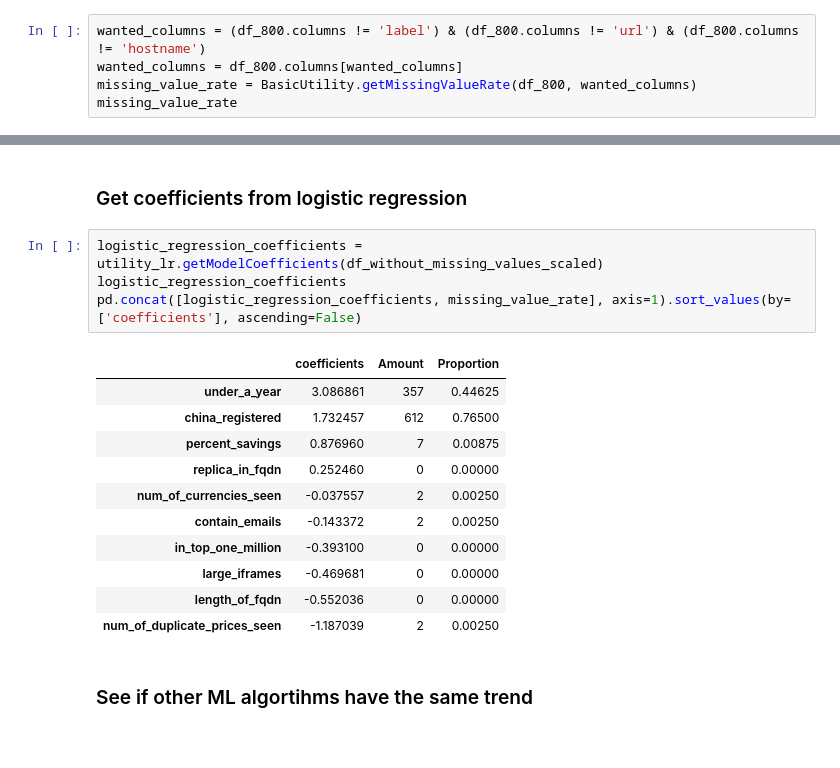
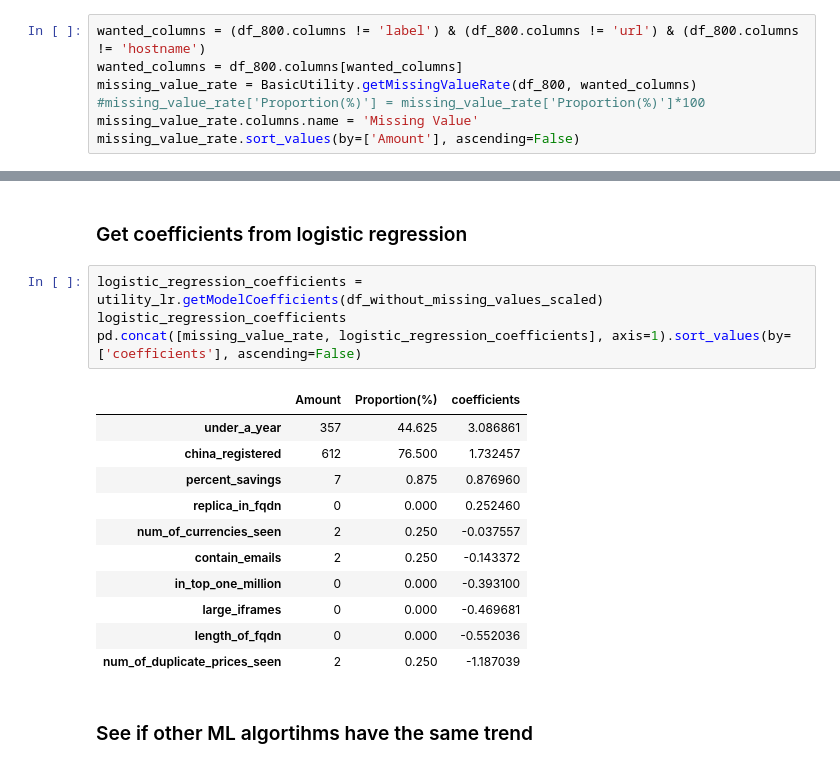
Before and after one commit to dannywu0820/Counterfeit_Website_Classification, a Jupyter notebook: main.ipynb, the cells around one changed output, grey strips where cells are left out. Drawn from its saved outputs; the diff is of its cells as text.

```diff
--- a/main.ipynb
+++ b/main.ipynb
@@ -131,5 +136,7 @@ df_800['in_top_one_million'] = df_800['in_top_one_million'].map({True: 1, False:
 wanted_columns = (df_800.columns != 'label') & (df_800.columns != 'url') & (df_800.columns != 'hostname')
 wanted_columns = df_800.columns[wanted_columns]
 missing_value_rate = BasicUtility.getMissingValueRate(df_800, wanted_columns)
-missing_value_rate
+#missing_value_rate['Proportion(%)'] = missing_value_rate['Proportion(%)']*100
+missing_value_rate.columns.name = 'Missing Value'
+missing_value_rate.sort_values(by=['Amount'], ascending=False)
 # %% [output]
@@ -177,19 +184,19 @@ utility_lr.runExperiment(df_without_missing_values_scaled)
 # %%
 logistic_regression_coefficients = utility_lr.getModelCoefficients(df_without_missing_values_scaled)
 logistic_regression_coefficients
-pd.concat([logistic_regression_coefficients, missing_value_rate], axis=1).sort_values(by=['coefficients'], ascending=False)
+pd.concat([missing_value_rate, logistic_regression_coefficients], axis=1).sort_values(by=['coefficients'], ascending=False)
 # %% [output]
-|  | coefficients | Amount | Proportion |
-| under_a_year | 3.086861 | 357 | 0.44625 |
-| china_registered | 1.732457 | 612 | 0.76500 |
-| percent_savings | 0.876960 | 7 | 0.00875 |
-| replica_in_fqdn | 0.252460 | 0 | 0.00000 |
-| num_of_currencies_seen | -0.037557 | 2 | 0.00250 |
-| contain_emails | -0.143372 | 2 | 0.00250 |
-| in_top_one_million | -0.393100 | 0 | 0.00000 |
-| large_iframes | -0.469681 | 0 | 0.00000 |
-| length_of_fqdn | -0.552036 | 0 | 0.00000 |
-| num_of_duplicate_prices_seen | -1.187039 | 2 | 0.00250 |
+|  | Amount | Proportion(%) | coefficients |
+| under_a_year | 357 | 44.625 | 3.086861 |
+| china_registered | 612 | 76.500 | 1.732457 |
+| percent_savings | 7 | 0.875 | 0.876960 |
+| replica_in_fqdn | 0 | 0.000 | 0.252460 |
+| num_of_currencies_seen | 2 | 0.250 | -0.037557 |
+| contain_emails | 2 | 0.250 | -0.143372 |
+| in_top_one_million | 0 | 0.000 | -0.393100 |
+| large_iframes | 0 | 0.000 | -0.469681 |
+| length_of_fqdn | 0 | 0.000 | -0.552036 |
+| num_of_duplicate_prices_seen | 2 | 0.250 | -1.187039 |
 # %% [markdown]
 ### See if other ML algortihms have the same trend
 # %%
```
Also changed, not shown: parts of 41 cells of this notebook, 2 other files.
